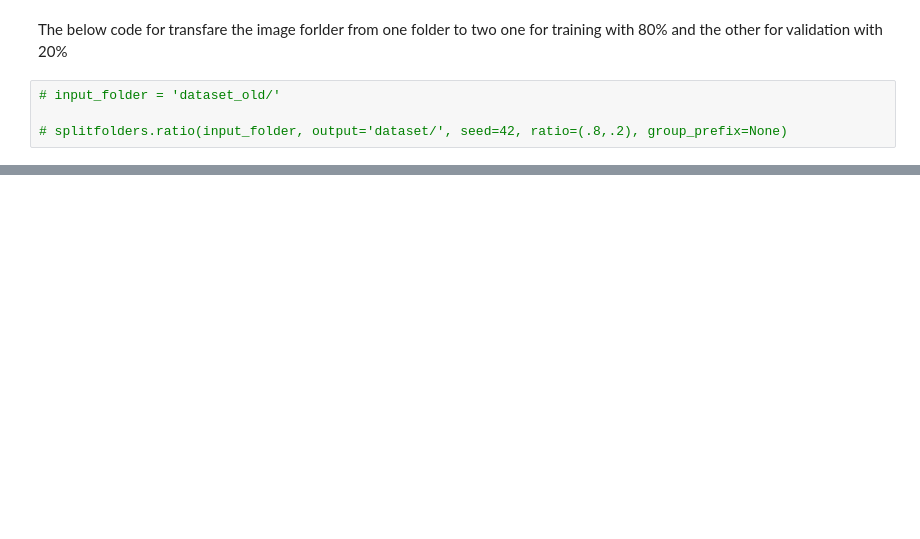
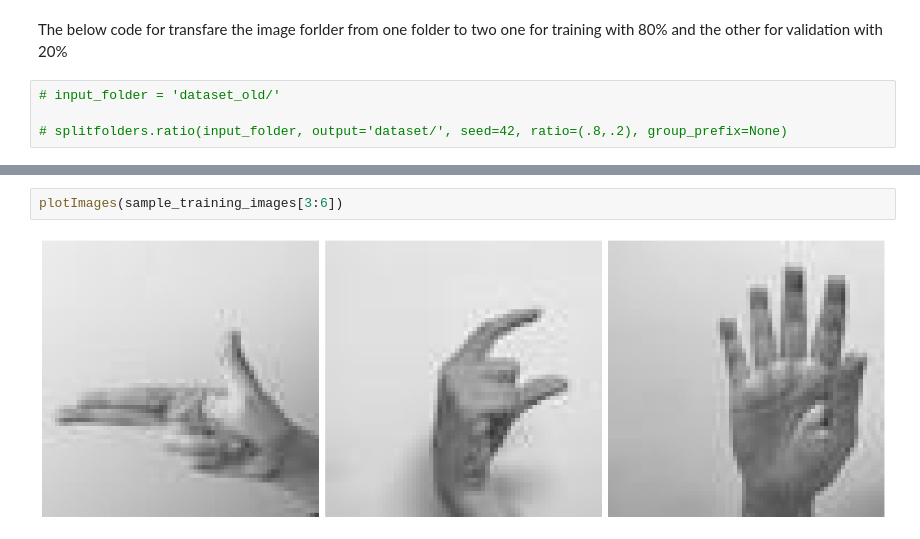
Before and after one commit to alkhonain/Sign-language-recognition-system, a Jupyter notebook: Notebook.ipynb, the cells around one changed output, grey strips where cells are left out. Drawn from its saved outputs; the diff is of its cells as text; blank space fills up the shorter version.

```diff
--- a/Notebook.ipynb
+++ b/Notebook.ipynb
@@ -32,0 +192,4 @@ The below code for transfare the image forlder from one folder to two one for tr
+# %%
+plotImages(sample_training_images[3:6])
+# %% [output]
+[figure, added]
```
Also changed, not shown: parts of 30 cells of this notebook, 2 other files.
